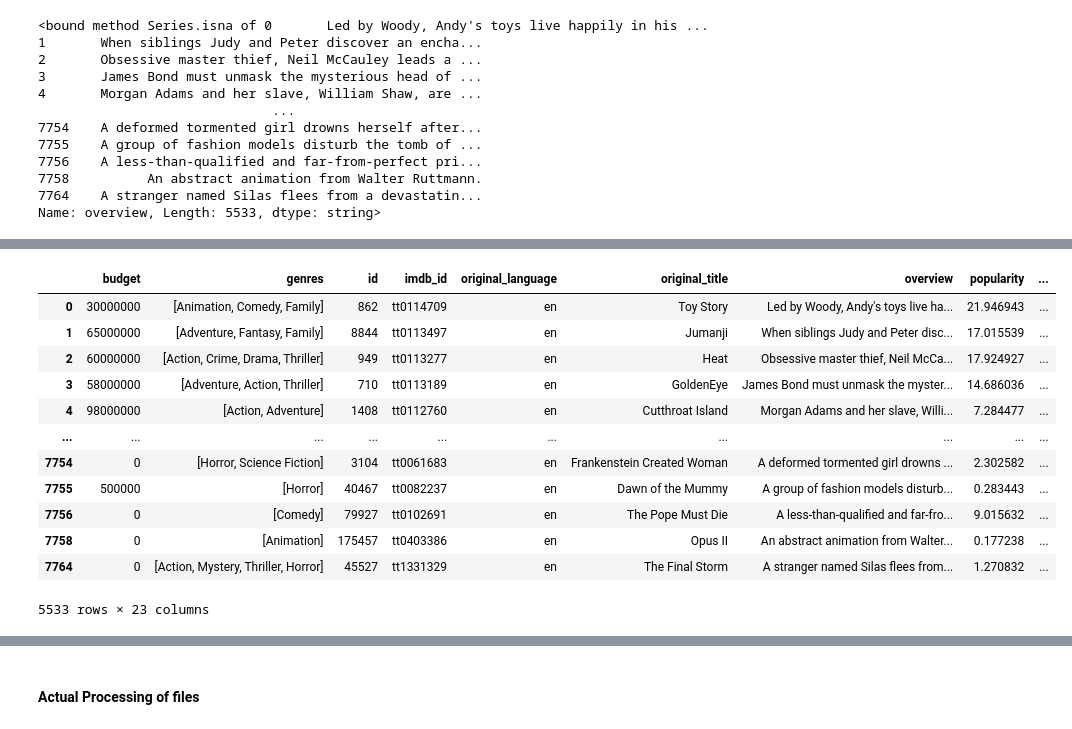
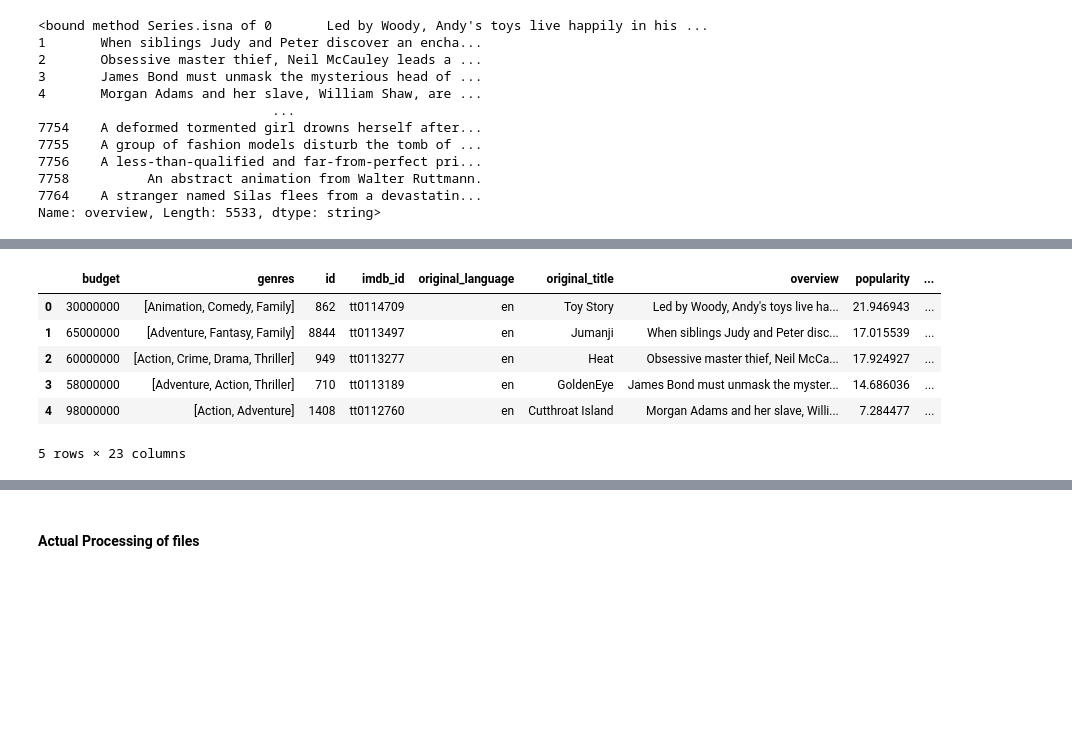
Before and after one commit to Sean-Leishman/film-wizard, a Jupyter notebook: cleaning_of_file.ipynb, the cells around one changed output, grey strips where cells are left out. Cells and saved outputs as stored; diff of their text form; code cells hidden in the pictures; blank space fills up the shorter version.

```diff
--- a/cleaning_of_file.ipynb
+++ b/cleaning_of_file.ipynb
@@ -122,20 +114,14 @@ imdbId                    int64
 tmdbId                  float64
 dtype: object
 # %%
-full_df
+full_df.head()
 # %% [output]
 |  | budget | genres | id | imdb_id | original_language | original_title | overview | popularity | ... |
 | 0 | 30000000 | [Animation, Comedy, Family] | 862 | tt0114709 | en | Toy Story | Led by Woody, Andy's toys live ha... | 21.946943 | ... |
 | 1 | 65000000 | [Adventure, Fantasy, Family] | 8844 | tt0113497 | en | Jumanji | When siblings Judy and Peter disc... | 17.015539 | ... |
 | 2 | 60000000 | [Action, Crime, Drama, Thriller] | 949 | tt0113277 | en | Heat | Obsessive master thief, Neil McCa... | 17.924927 | ... |
 | 3 | 58000000 | [Adventure, Action, Thriller] | 710 | tt0113189 | en | GoldenEye | James Bond must unmask the myster... | 14.686036 | ... |
 | 4 | 98000000 | [Action, Adventure] | 1408 | tt0112760 | en | Cutthroat Island | Morgan Adams and her slave, Willi... | 7.284477 | ... |
-| ... | ... | ... | ... | ... | ... | ... | ... | ... | ... |
-| 7754 | 0 | [Horror, Science Fiction] | 3104 | tt0061683 | en | Frankenstein Created Woman | A deformed tormented girl drowns ... | 2.302582 | ... |
-| 7755 | 500000 | [Horror] | 40467 | tt0082237 | en | Dawn of the Mummy | A group of fashion models disturb... | 0.283443 | ... |
-| 7756 | 0 | [Comedy] | 79927 | tt0102691 | en | The Pope Must Die | A less-than-qualified and far-fro... | 9.015632 | ... |
-| 7758 | 0 | [Animation] | 175457 | tt0403386 | en | Opus II | An abstract animation from Walter... | 0.177238 | ... |
-| 7764 | 0 | [Action, Mystery, Thriller, Horror] | 45527 | tt1331329 | en | The Final Storm | A stranger named Silas flees from... | 1.270832 | ... |
-5533 rows × 23 columns
+5 rows × 23 columns
 # %%
 full_df['overview'] = full_df['overview'].apply(lambda x : get_keywords_from_overview(x))
```
Also changed, not shown: parts of 16 cells of this notebook, 2 other files.
